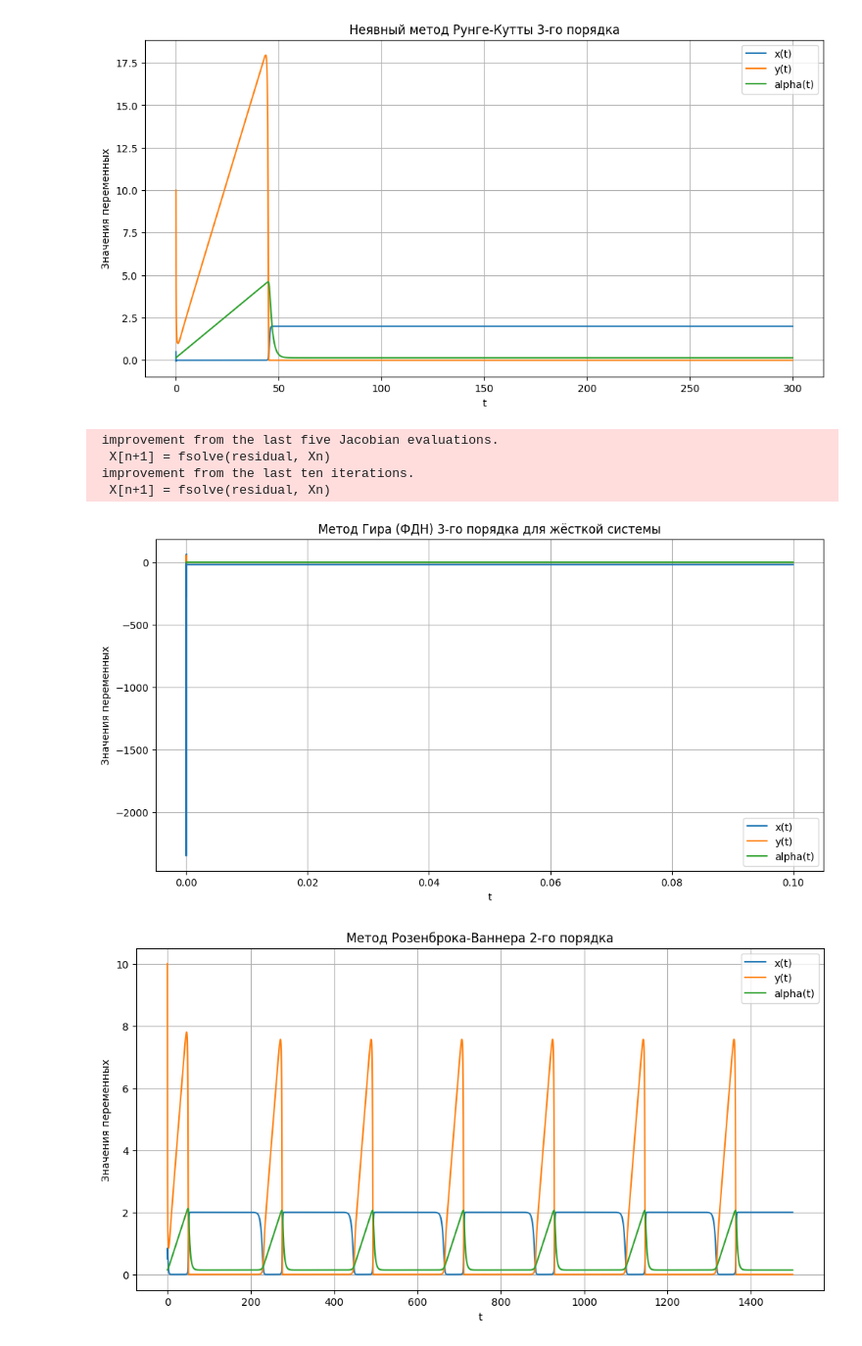
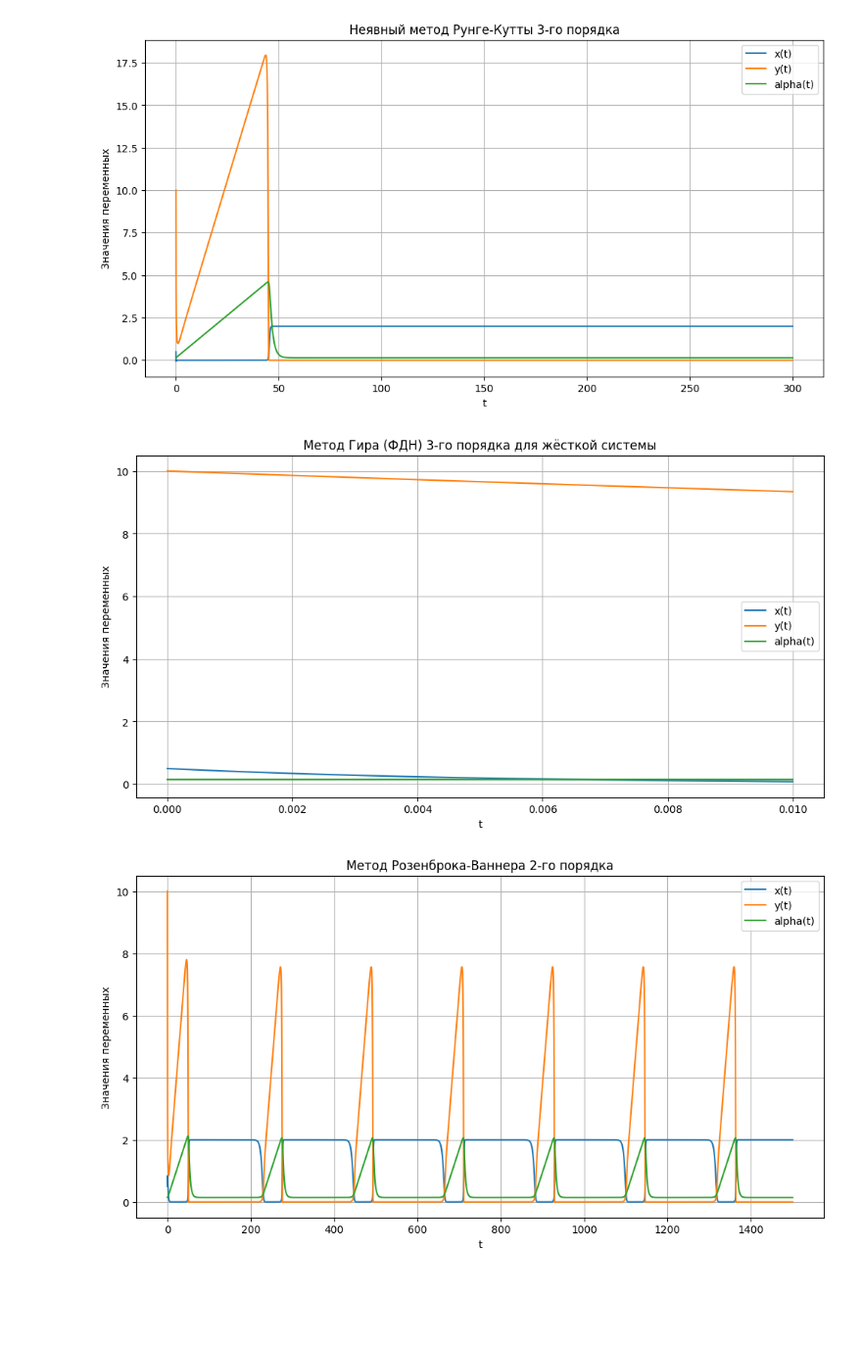
Before and after one commit to NeroMipt/Computational-math, a Jupyter notebook: lab2_10_9_13.ipynb, the cells around one changed output. Shown: that part at 98% size. Cells and saved outputs as stored; diff of their text form; code cells hidden in the pictures; blank space fills up the shorter version.

```diff
--- a/lab2_10_9_13.ipynb
+++ b/lab2_10_9_13.ipynb
@@ -22,8 +22,8 @@ def f(X):
     return np.array([dx, dy, dalpha])
 # %%
 
-h = 0.001
-t_max = 300
+h = 0.000001
+t_max = 4000000
 
 
 x0, y0, alpha0 = 0.5, 10.0, 0.15
@@ -106,7 +106,7 @@ plt.show()
 [figure]
 # %%
 
-t_max = 0.1
+t_max = 0.01
 
 
 
@@ -126,38 +126,34 @@ t = np.linspace(0, t_max, N+1)
 X = np.zeros((N+1, 3))
 X[0] = [x0, y0, alpha0]
 X[1] = rk4_step(f, X[0], h)
 X[2] = rk4_step(f, X[1], h)
 
 # Метод Гира 3-го порядка (неявная ФДН)
 # Формула: X_{n+1} = (18*X_n - 9*X_{n-1} + 2*X_{n-2}) / 11 + (6h/11) * f(X_{n+1})
 
 for n in range(2, N):
     Xn, Xn1, Xn2 = X[n], X[n-1], X[n-2]
     predictor = (18 * Xn - 9 * Xn1 + 2 * Xn2) / 11
 
     def residual(X_next):
         return X_next - predictor - (6 * h / 11) * f(X_next)
 
 
     X[n+1] = fsolve(residual, Xn)
 
 
 plt.figure(figsize=(12, 6))
 plt.plot(t, X[:, 0], label='x(t)')
 plt.plot(t, X[:, 1], label='y(t)')
 plt.plot(t, X[:, 2], label='alpha(t)')
 plt.xlabel('t')
 plt.ylabel('Значения переменных')
 plt.title('Метод Гира (ФДН) 3-го порядка для жёсткой системы')
 plt.legend()
 plt.grid(True)
 plt.show()
 # %% [output]
- improvement from the last five Jacobian evaluations.
-  X[n+1] = fsolve(residual, Xn)
- improvement from the last ten iterations.
-  X[n+1] = fsolve(residual, Xn)
-[figure, old version]
+[figure, new version]
 # %%
 
 # Параметры системы
```
Also changed, not shown: parts of 1 cell of this notebook.
